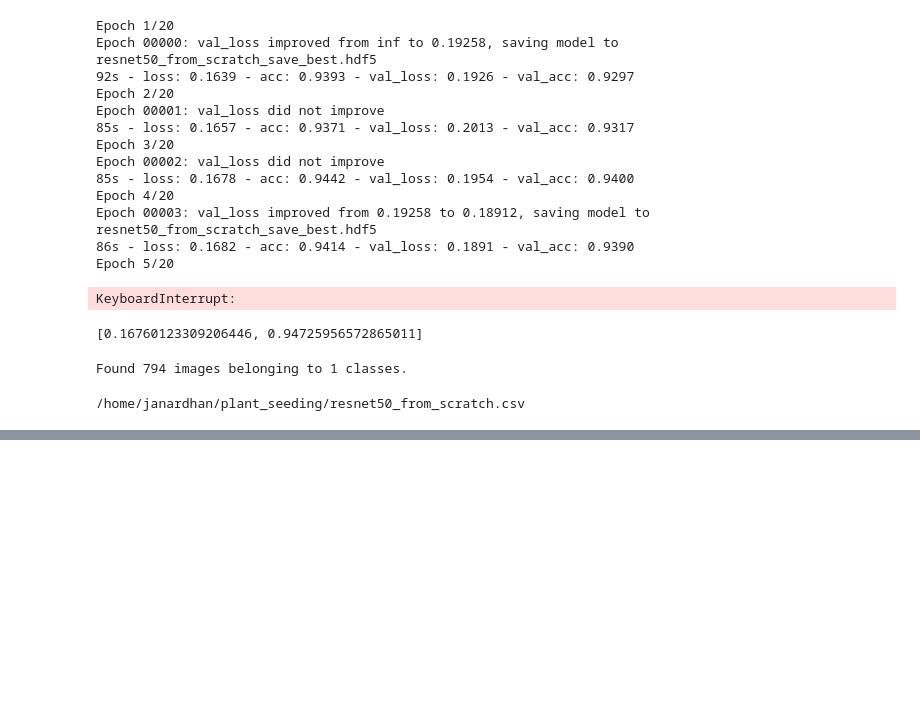
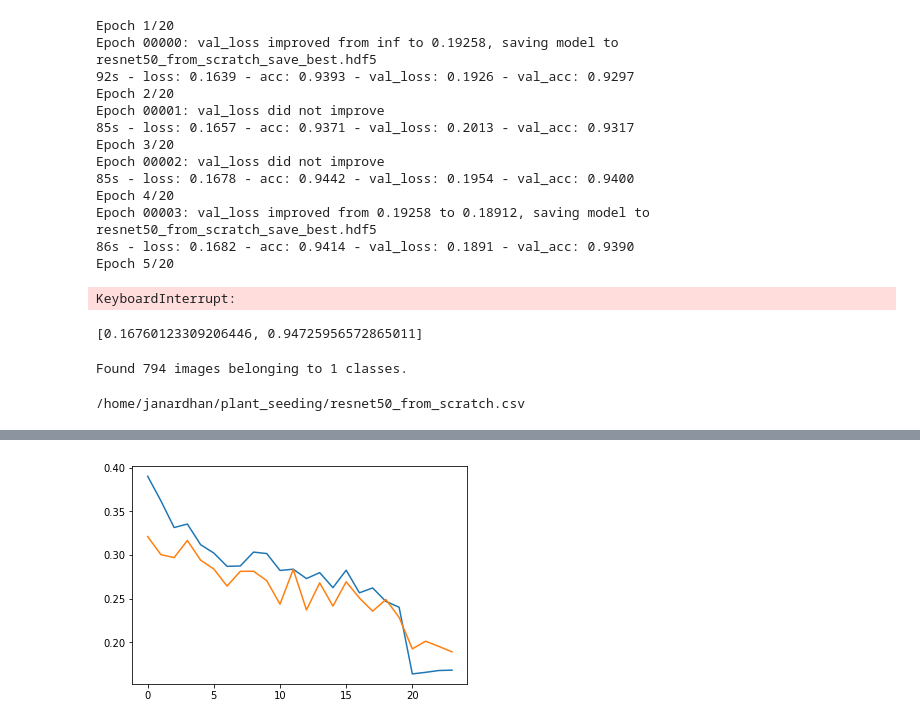
Before and after one commit to janardhan632/plant_seeding, a Jupyter notebook: 04_ResNet_from_scratch.ipynb, the cells around one changed output, grey strips where cells are left out. Cells and saved outputs as stored; diff of their text form; code cells hidden in the pictures; blank space fills up the shorter version.

```diff
--- a/04_ResNet_from_scratch.ipynb
+++ b/04_ResNet_from_scratch.ipynb
@@ -269,0 +364,5 @@ FileLink('resnet50_from_scratch.csv')
+# %%
+plt.plot(range(len(train_loss[10:])), train_loss[10:],
+         range(len(train_loss[10:])), val_loss[10:]);
+# %% [output]
+[figure, added]
```
Also changed, not shown: parts of 5 cells of this notebook, 10 other files.
